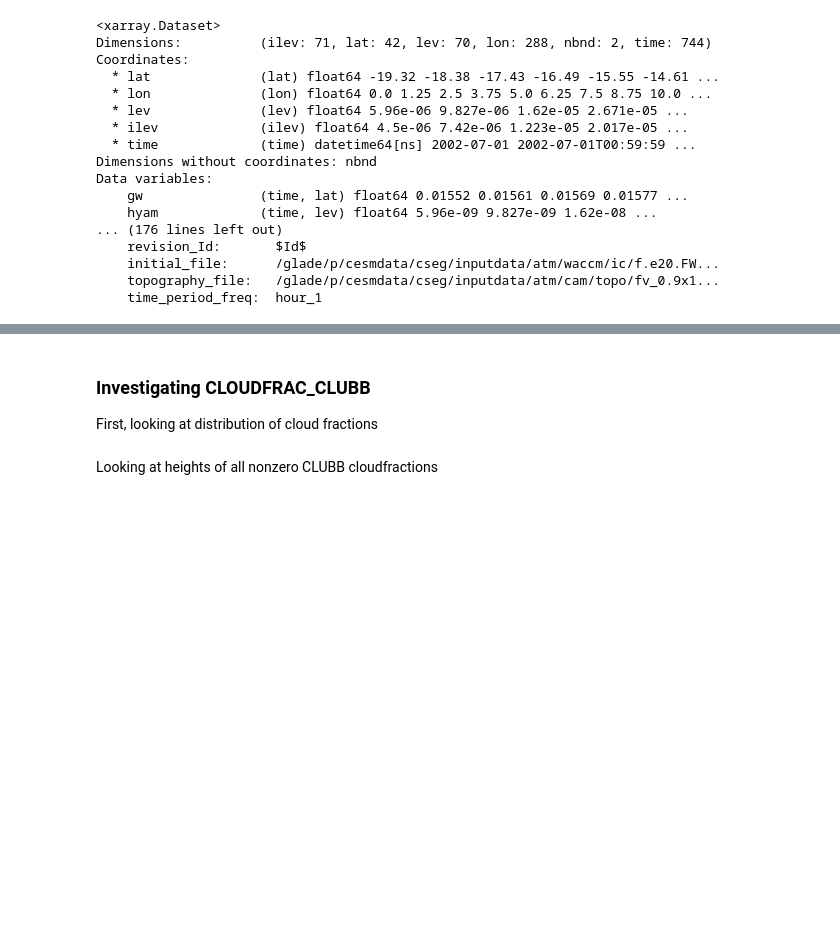
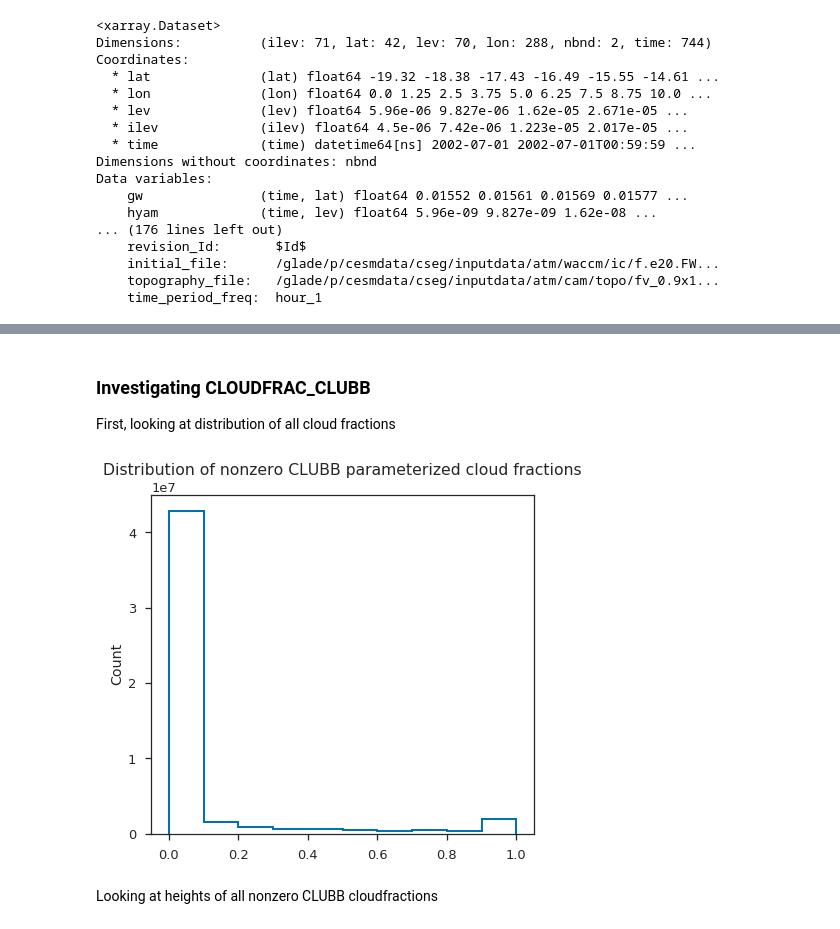
Before and after one commit to dcamron/ncar-gwdst, a Jupyter notebook: notebooks/clouds.ipynb, the cells around one changed output, grey strips where cells are left out. Cells and saved outputs as stored; diff of their text form; code cells hidden in the pictures; blank space fills up the shorter version.

```diff
--- a/notebooks/clouds.ipynb
+++ b/notebooks/clouds.ipynb
@@ -50,13 +66,13 @@ pconvt = -7000 * np.log(ds['PCONVT'] / ds['PS'])    # Converting from pressure t
+# %% [markdown]
+### Investigating CLOUDFRAC_CLUBB
+First, looking at distribution of all cloud fractions
 # %%
 f, ax = plt.subplots(figsize=(7,6))
-pconvt.where(pconvt > 0).plot.hist(ax=ax, log=True, histtype='step', linewidth=2, label='PCONVT')
 
-ax.legend()
-ax.set_title('Distribution of Nonzero Cloud Height Fields, 20' + u'\N{DEGREE SIGN}' + 'S -- 20' + u'\N{DEGREE SIGN}' + 'N, July 2002')
-ax.set_xlabel('Cloud Top Height [m]')
+(ds['CLOUDFRAC_CLUBB'].where(ds['CLOUDFRAC_CLUBB'] > 0)).plot.hist(ax=ax, histtype='step', linewidth=2)
+ax.set_title('Distribution of nonzero CLUBB parameterized cloud fractions', y=1.04)
+plt.tight_layout()
 
-plt.tight_layout()
-f.savefig('../figures/clouds/hght_dist.png')
+f.savefig('../figures/clouds/dist_cloudfracclubb.png')
+# %% [output]
+[figure, added]
-# %% [markdown]
-### Investigating CLOUDFRAC_CLUBB
-First, looking at distribution of cloud fractions
```
Also changed, not shown: parts of 7 cells of this notebook, 5 other files.
